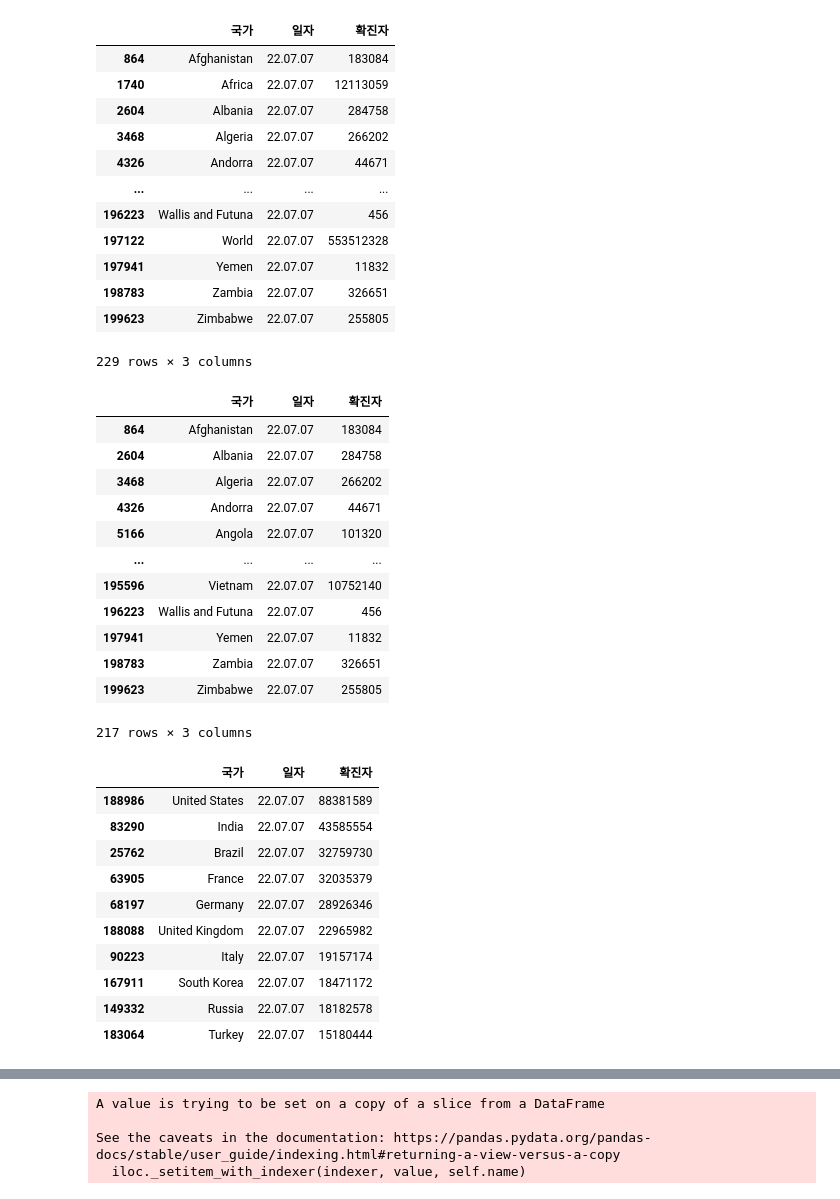
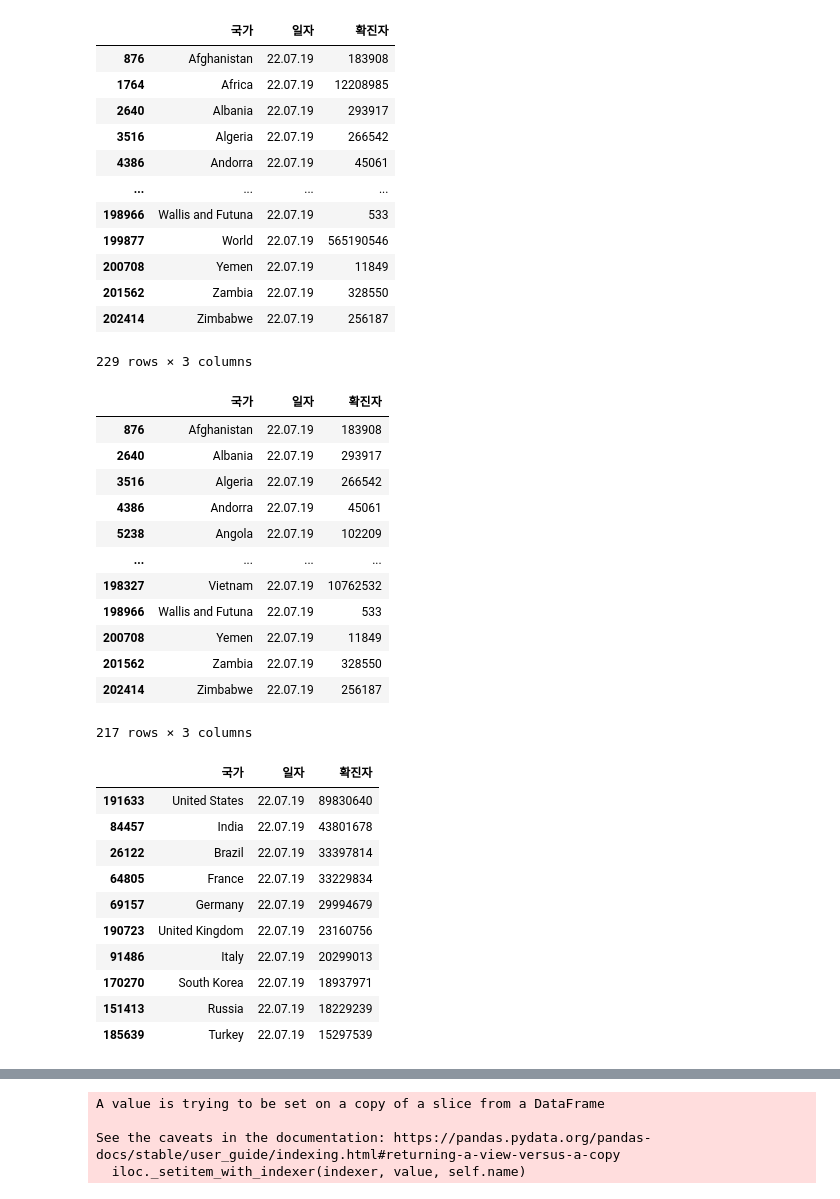
Before and after one commit to cpwoo/ProjectCorona, a Jupyter notebook: pie chart.ipynb, the cells around one changed output, grey strips where cells are left out. Cells and saved outputs as stored; diff of their text form; code cells hidden in the pictures.

```diff
--- a/pie chart.ipynb
+++ b/pie chart.ipynb
@@ -7,27 +7,27 @@ matplotlib.rcParams['axes.unicode_minus'] = False
 # %%
 import pandas as pd
 import numpy as np
 df = pd.read_excel('owid-covid-data.xlsx', usecols='C:E')
 df.rename(columns={'location':'국가','date':'일자', 'total_cases':'확진자'}, inplace=True)
 df = df.fillna(0)
 df['일자'] = pd.to_datetime(df['일자'])
 df['일자'] = df['일자'].dt.strftime('%y.%m.%d')
-df = df[df['일자'] == '22.07.07']
+df = df[df['일자'] == '22.07.19']
 df['확진자'] = df['확진자'].astype(int)
 df
 # %% [output]
 |  | 국가 | 일자 | 확진자 |
-| 864 | Afghanistan | 22.07.07 | 183084 |
-| 1740 | Africa | 22.07.07 | 12113059 |
-| 2604 | Albania | 22.07.07 | 284758 |
-| 3468 | Algeria | 22.07.07 | 266202 |
-| 4326 | Andorra | 22.07.07 | 44671 |
+| 876 | Afghanistan | 22.07.19 | 183908 |
+| 1764 | Africa | 22.07.19 | 12208985 |
+| 2640 | Albania | 22.07.19 | 293917 |
+| 3516 | Algeria | 22.07.19 | 266542 |
+| 4386 | Andorra | 22.07.19 | 45061 |
 | ... | ... | ... | ... |
-| 196223 | Wallis and Futuna | 22.07.07 | 456 |
-| 197122 | World | 22.07.07 | 553512328 |
-| 197941 | Yemen | 22.07.07 | 11832 |
-| 198783 | Zambia | 22.07.07 | 326651 |
-| 199623 | Zimbabwe | 22.07.07 | 255805 |
+| 198966 | Wallis and Futuna | 22.07.19 | 533 |
+| 199877 | World | 22.07.19 | 565190546 |
+| 200708 | Yemen | 22.07.19 | 11849 |
+| 201562 | Zambia | 22.07.19 | 328550 |
+| 202414 | Zimbabwe | 22.07.19 | 256187 |
 229 rows × 3 columns
 # %%
 continents = ['Africa', 'Asia', 'Europe', 'European Union', 'High income', 'Upper middle income', 'Low income',
@@ -37,17 +37,17 @@ df = df[~filt]
 df
 # %% [output]
 |  | 국가 | 일자 | 확진자 |
-| 864 | Afghanistan | 22.07.07 | 183084 |
-| 2604 | Albania | 22.07.07 | 284758 |
-| 3468 | Algeria | 22.07.07 | 266202 |
-| 4326 | Andorra | 22.07.07 | 44671 |
-| 5166 | Angola | 22.07.07 | 101320 |
+| 876 | Afghanistan | 22.07.19 | 183908 |
+| 2640 | Albania | 22.07.19 | 293917 |
+| 3516 | Algeria | 22.07.19 | 266542 |
+| 4386 | Andorra | 22.07.19 | 45061 |
+| 5238 | Angola | 22.07.19 | 102209 |
 | ... | ... | ... | ... |
-| 195596 | Vietnam | 22.07.07 | 10752140 |
-| 196223 | Wallis and Futuna | 22.07.07 | 456 |
-| 197941 | Yemen | 22.07.07 | 11832 |
-| 198783 | Zambia | 22.07.07 | 326651 |
-| 199623 | Zimbabwe | 22.07.07 | 255805 |
+| 198327 | Vietnam | 22.07.19 | 10762532 |
+| 198966 | Wallis and Futuna | 22.07.19 | 533 |
+| 200708 | Yemen | 22.07.19 | 11849 |
+| 201562 | Zambia | 22.07.19 | 328550 |
+| 202414 | Zimbabwe | 22.07.19 | 256187 |
 217 rows × 3 columns
 # %%
 df = df.sort_values(by=['확진자'], ascending=0)
@@ -55,16 +55,16 @@ df_top = df.head(10)
 df_top
 # %% [output]
 |  | 국가 | 일자 | 확진자 |
-| 188986 | United States | 22.07.07 | 88381589 |
-| 83290 | India | 22.07.07 | 43585554 |
-| 25762 | Brazil | 22.07.07 | 32759730 |
-| 63905 | France | 22.07.07 | 32035379 |
-| 68197 | Germany | 22.07.07 | 28926346 |
-| 188088 | United Kingdom | 22.07.07 | 22965982 |
-| 90223 | Italy | 22.07.07 | 19157174 |
-| 167911 | South Korea | 22.07.07 | 18471172 |
-| 149332 | Russia | 22.07.07 | 18182578 |
-| 183064 | Turkey | 22.07.07 | 15180444 |
+| 191633 | United States | 22.07.19 | 89830640 |
+| 84457 | India | 22.07.19 | 43801678 |
+| 26122 | Brazil | 22.07.19 | 33397814 |
+| 64805 | France | 22.07.19 | 33229834 |
+| 69157 | Germany | 22.07.19 | 29994679 |
+| 190723 | United Kingdom | 22.07.19 | 23160756 |
+| 91486 | Italy | 22.07.19 | 20299013 |
+| 170270 | South Korea | 22.07.19 | 18937971 |
+| 151413 | Russia | 22.07.19 | 18229239 |
+| 185639 | Turkey | 22.07.19 | 15297539 |
 # %%
 df_etc = df.iloc[10:]
 df_etc
```
Also changed, not shown: parts of 4 cells of this notebook, 3 other files.
